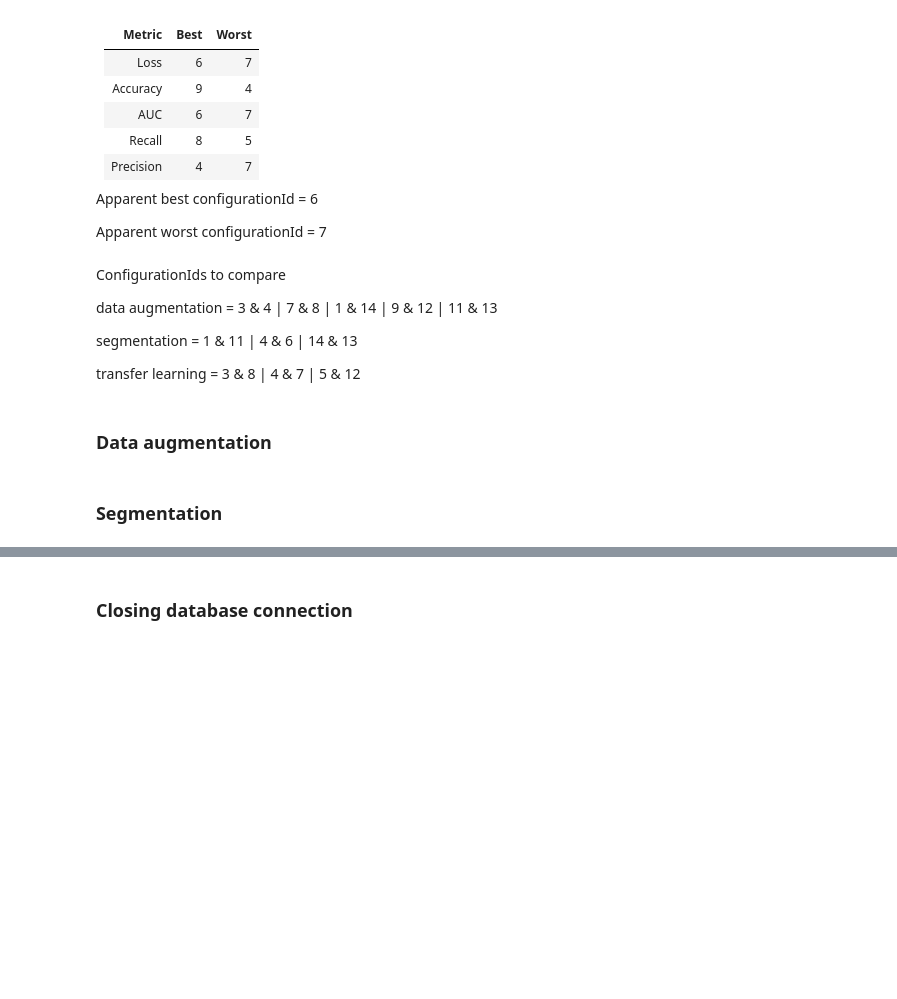
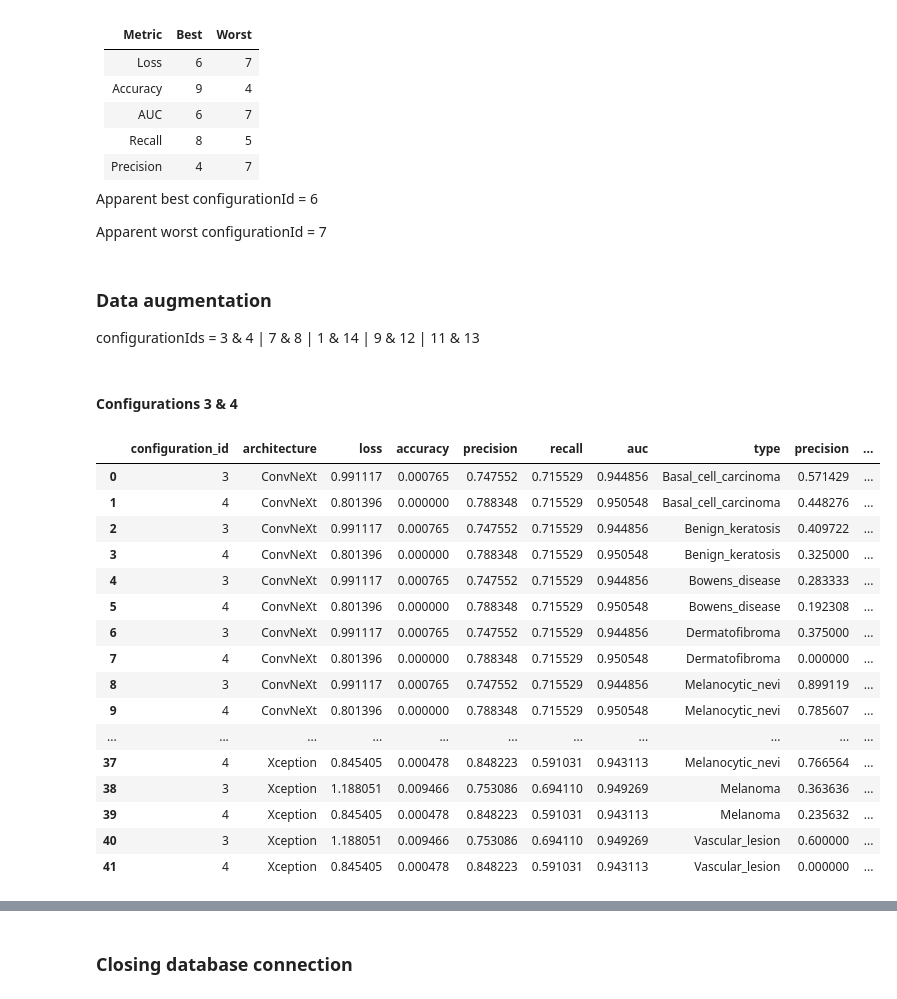
Before and after one commit to h-ssiqueira/SkinLesionAI, a Jupyter notebook: analysis/investigationTopics.ipynb, the cells around one changed output, grey strips where cells are left out. Drawn from its saved outputs; the diff is of its cells as text; code cells hidden in the pictures; blank space fills up the shorter version.

Commit message:
Table generation to compare each technique

```diff
--- a/analysis/investigationTopics.ipynb
+++ b/analysis/investigationTopics.ipynb
@@ -251,14 +256,35 @@ Apparent best configurationId = 6
 
 Apparent worst configurationId = 7
 # %% [markdown]
-ConfigurationIds to compare
-
-data augmentation = 3 & 4 | 7 & 8 | 1 & 14 | 9 & 12 | 11 & 13
-
-segmentation = 1 & 11 | 4 & 6 | 14 & 13
-
-transfer learning = 3 & 8 | 4 & 7 | 5 & 12
+### Data augmentation
+configurationIds = 3 & 4 | 7 & 8 | 1 & 14 | 9 & 12 | 11 & 13
-# %% [markdown]
-### Data augmentation
-# %% [markdown]
-### Segmentation
+# %% [markdown]
+#### Configurations 3 & 4
+# %%
+df = pd.read_sql_query("""
+    SELECT nb.configuration_id, nb.architecture, nb.loss , nb.accuracy, nb."precision", nb.recall, nb.auc, met."type", met."precision", met.f1_score, met.roc_auc, met.recall, met.specificity
+    FROM notebook AS nb
+    JOIN metrics AS met
+    ON nb.id = met.notebook_id
+    WHERE nb.configuration_id in (3,4)
+    ORDER BY nb.architecture, met."type";
+""", connection)
+df
+# %% [output]
+|  | configuration_id | architecture | loss | accuracy | precision | recall | auc | type | precision | ... |
+| 0 | 3 | ConvNeXt | 0.991117 | 0.000765 | 0.747552 | 0.715529 | 0.944856 | Basal_cell_carcinoma | 0.571429 | ... |
+| 1 | 4 | ConvNeXt | 0.801396 | 0.000000 | 0.788348 | 0.715529 | 0.950548 | Basal_cell_carcinoma | 0.448276 | ... |
+| 2 | 3 | ConvNeXt | 0.991117 | 0.000765 | 0.747552 | 0.715529 | 0.944856 | Benign_keratosis | 0.409722 | ... |
+| 3 | 4 | ConvNeXt | 0.801396 | 0.000000 | 0.788348 | 0.715529 | 0.950548 | Benign_keratosis | 0.325000 | ... |
+| 4 | 3 | ConvNeXt | 0.991117 | 0.000765 | 0.747552 | 0.715529 | 0.944856 | Bowens_disease | 0.283333 | ... |
+| 5 | 4 | ConvNeXt | 0.801396 | 0.000000 | 0.788348 | 0.715529 | 0.950548 | Bowens_disease | 0.192308 | ... |
+| 6 | 3 | ConvNeXt | 0.991117 | 0.000765 | 0.747552 | 0.715529 | 0.944856 | Dermatofibroma | 0.375000 | ... |
+| 7 | 4 | ConvNeXt | 0.801396 | 0.000000 | 0.788348 | 0.715529 | 0.950548 | Dermatofibroma | 0.000000 | ... |
+| 8 | 3 | ConvNeXt | 0.991117 | 0.000765 | 0.747552 | 0.715529 | 0.944856 | Melanocytic_nevi | 0.899119 | ... |
+| 9 | 4 | ConvNeXt | 0.801396 | 0.000000 | 0.788348 | 0.715529 | 0.950548 | Melanocytic_nevi | 0.785607 | ... |
+| ... | ... | ... | ... | ... | ... | ... | ... | ... | ... | ... |
+| 37 | 4 | Xception | 0.845405 | 0.000478 | 0.848223 | 0.591031 | 0.943113 | Melanocytic_nevi | 0.766564 | ... |
+| 38 | 3 | Xception | 1.188051 | 0.009466 | 0.753086 | 0.694110 | 0.949269 | Melanoma | 0.363636 | ... |
+| 39 | 4 | Xception | 0.845405 | 0.000478 | 0.848223 | 0.591031 | 0.943113 | Melanoma | 0.235632 | ... |
+| 40 | 3 | Xception | 1.188051 | 0.009466 | 0.753086 | 0.694110 | 0.949269 | Vascular_lesion | 0.600000 | ... |
+| 41 | 4 | Xception | 0.845405 | 0.000478 | 0.848223 | 0.591031 | 0.943113 | Vascular_lesion | 0.000000 | ... |
```
Also changed, not shown: parts of 35 cells of this notebook.
